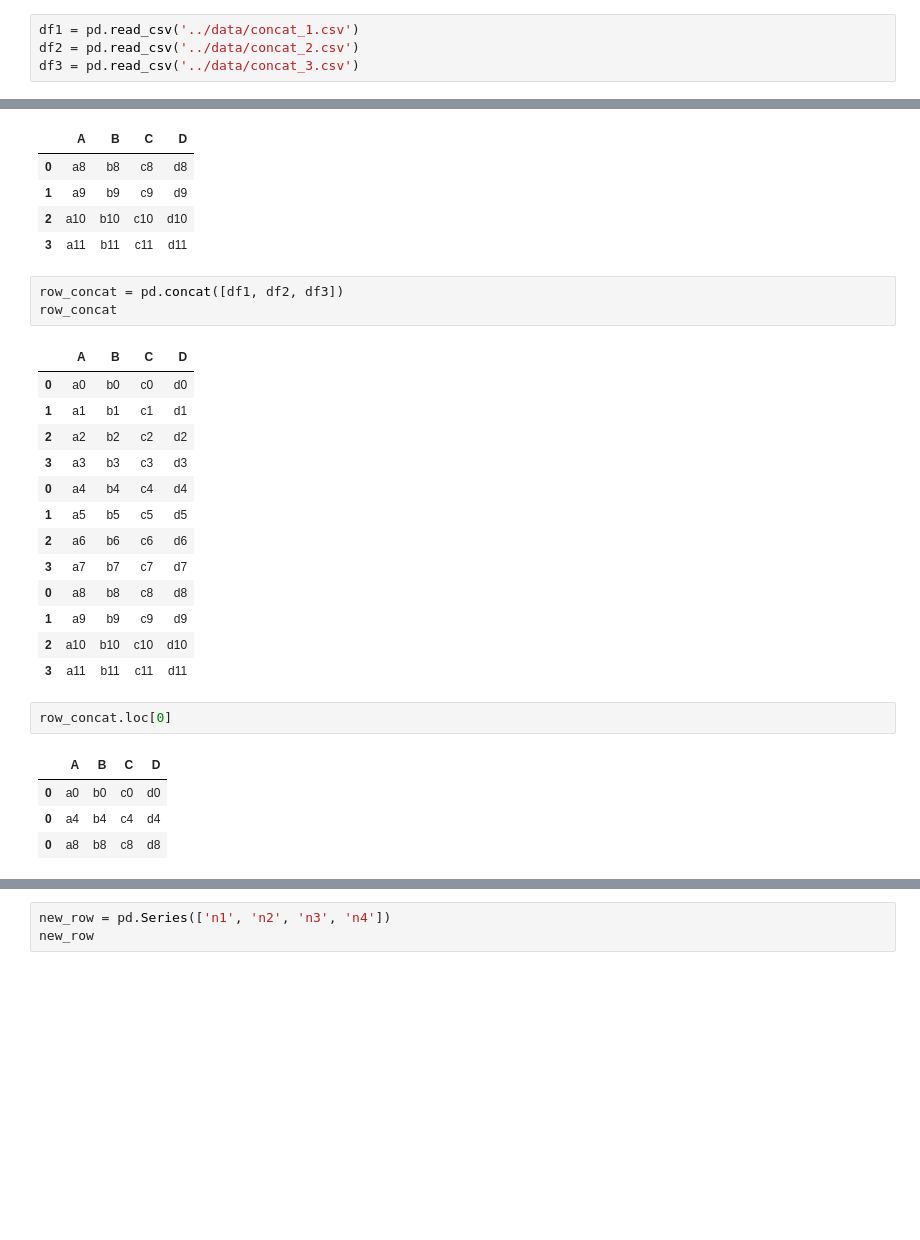
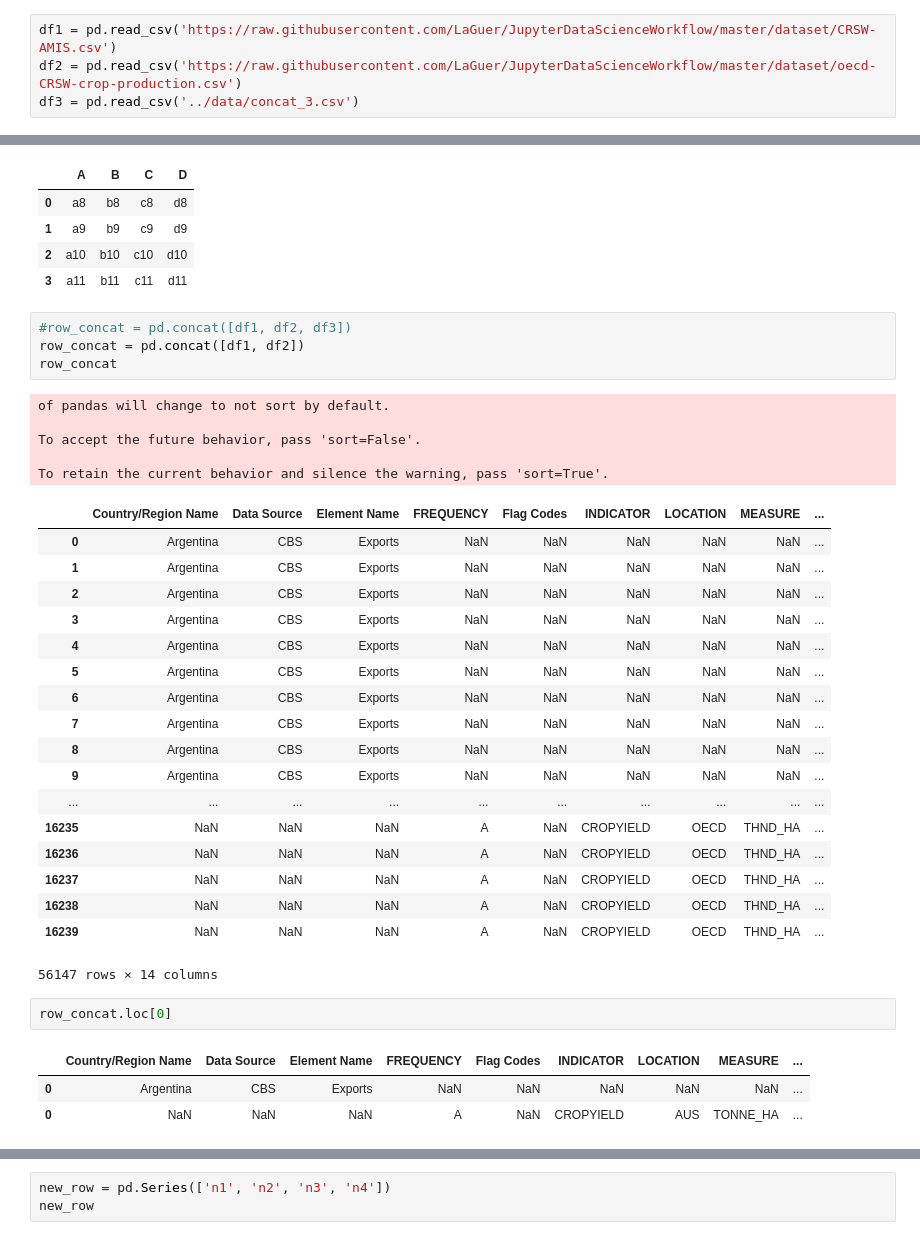
Before and after one commit to LaGuer/scipy-2017-tutorial-pandas, a Jupyter notebook: 02-lesson/02-assmeble.ipynb, the cells around one changed output, grey strips where cells are left out. Saved outputs shown, nothing was run; the diff lists cells and outputs as text; blank space fills up the shorter version.

```diff
--- a/02-lesson/02-assmeble.ipynb
+++ b/02-lesson/02-assmeble.ipynb
@@ -5,8 +23,8 @@
 # %%
 import pandas as pd
 # %%
-df1 = pd.read_csv('../data/concat_1.csv')
-df2 = pd.read_csv('../data/concat_2.csv')
+df1 = pd.read_csv('https://raw.githubusercontent.com/LaGuer/JupyterDataScienceWorkflow/master/dataset/CRSW-AMIS.csv')
+df2 = pd.read_csv('https://raw.githubusercontent.com/LaGuer/JupyterDataScienceWorkflow/master/dataset/oecd-CRSW-crop-production.csv')
 df3 = pd.read_csv('../data/concat_3.csv')
 # %%
 df1
@@ -33,29 +77,39 @@ df3
 | 2 | a10 | b10 | c10 | d10 |
 | 3 | a11 | b11 | c11 | d11 |
 # %%
-row_concat = pd.concat([df1, df2, df3])
+#row_concat = pd.concat([df1, df2, df3])
+row_concat = pd.concat([df1, df2])
 row_concat
 # %% [output]
+of pandas will change to not sort by default.
+
+To accept the future behavior, pass 'sort=False'.
+
+To retain the current behavior and silence the warning, pass 'sort=True'.
-|  | A | B | C | D |
-| 0 | a0 | b0 | c0 | d0 |
-| 1 | a1 | b1 | c1 | d1 |
-| 2 | a2 | b2 | c2 | d2 |
-| 3 | a3 | b3 | c3 | d3 |
-| 0 | a4 | b4 | c4 | d4 |
-| 1 | a5 | b5 | c5 | d5 |
-| 2 | a6 | b6 | c6 | d6 |
-| 3 | a7 | b7 | c7 | d7 |
-| 0 | a8 | b8 | c8 | d8 |
-| 1 | a9 | b9 | c9 | d9 |
-| 2 | a10 | b10 | c10 | d10 |
-| 3 | a11 | b11 | c11 | d11 |
+|  | Country/Region Name | Data Source | Element Name | FREQUENCY | Flag Codes | INDICATOR | LOCATION | MEASURE | ... |
+| 0 | Argentina | CBS | Exports | NaN | NaN | NaN | NaN | NaN | ... |
+| 1 | Argentina | CBS | Exports | NaN | NaN | NaN | NaN | NaN | ... |
+| 2 | Argentina | CBS | Exports | NaN | NaN | NaN | NaN | NaN | ... |
+| 3 | Argentina | CBS | Exports | NaN | NaN | NaN | NaN | NaN | ... |
+| 4 | Argentina | CBS | Exports | NaN | NaN | NaN | NaN | NaN | ... |
+| 5 | Argentina | CBS | Exports | NaN | NaN | NaN | NaN | NaN | ... |
+| 6 | Argentina | CBS | Exports | NaN | NaN | NaN | NaN | NaN | ... |
+| 7 | Argentina | CBS | Exports | NaN | NaN | NaN | NaN | NaN | ... |
+| 8 | Argentina | CBS | Exports | NaN | NaN | NaN | NaN | NaN | ... |
+| 9 | Argentina | CBS | Exports | NaN | NaN | NaN | NaN | NaN | ... |
+| ... | ... | ... | ... | ... | ... | ... | ... | ... | ... |
+| 16235 | NaN | NaN | NaN | A | NaN | CROPYIELD | OECD | THND_HA | ... |
+| 16236 | NaN | NaN | NaN | A | NaN | CROPYIELD | OECD | THND_HA | ... |
+| 16237 | NaN | NaN | NaN | A | NaN | CROPYIELD | OECD | THND_HA | ... |
+| 16238 | NaN | NaN | NaN | A | NaN | CROPYIELD | OECD | THND_HA | ... |
+| 16239 | NaN | NaN | NaN | A | NaN | CROPYIELD | OECD | THND_HA | ... |
+56147 rows × 14 columns
 # %%
 row_concat.loc[0]
 # %% [output]
-|  | A | B | C | D |
-| 0 | a0 | b0 | c0 | d0 |
-| 0 | a4 | b4 | c4 | d4 |
-| 0 | a8 | b8 | c8 | d8 |
+|  | Country/Region Name | Data Source | Element Name | FREQUENCY | Flag Codes | INDICATOR | LOCATION | MEASURE | ... |
+| 0 | Argentina | CBS | Exports | NaN | NaN | NaN | NaN | NaN | ... |
+| 0 | NaN | NaN | NaN | A | NaN | CROPYIELD | AUS | TONNE_HA | ... |
 # %%
 row_concat.iloc[0]
 # %% [output]
```
Also changed, not shown: parts of 31 cells of this notebook.
